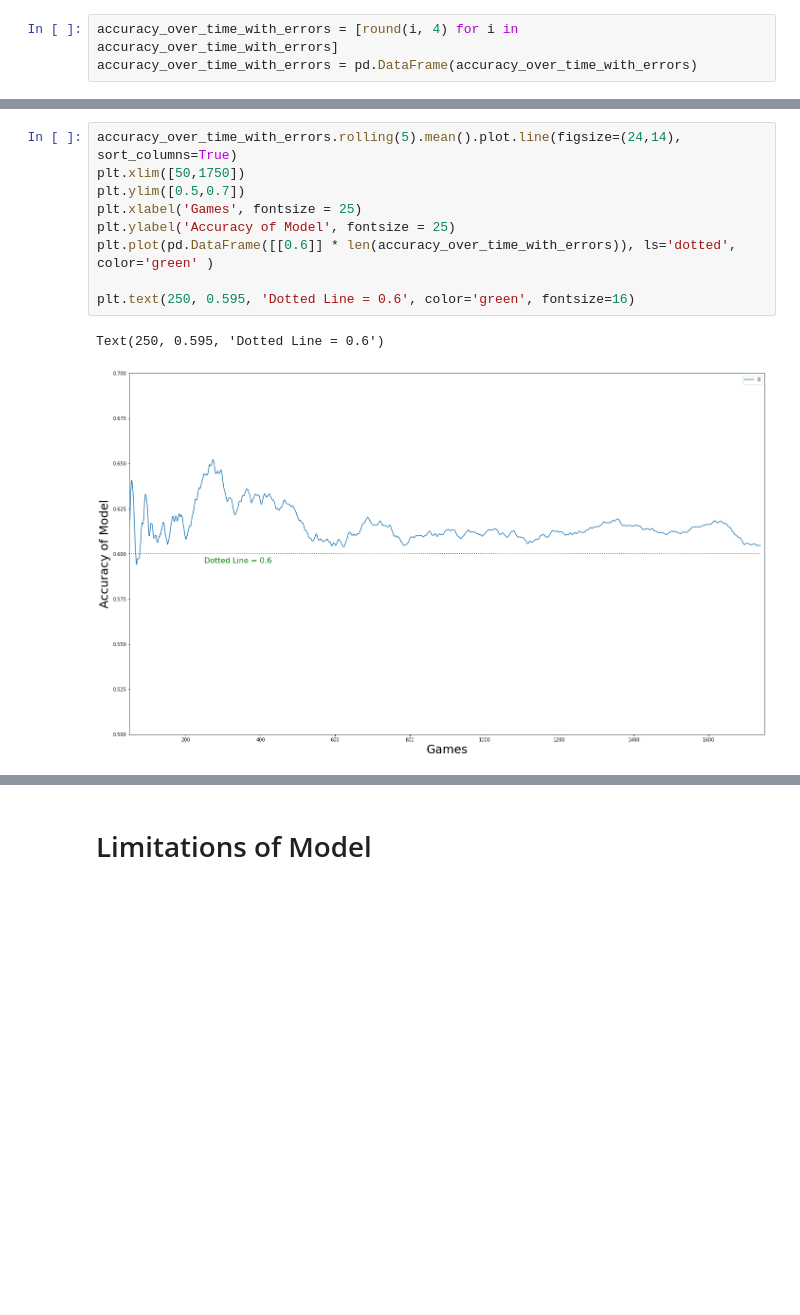
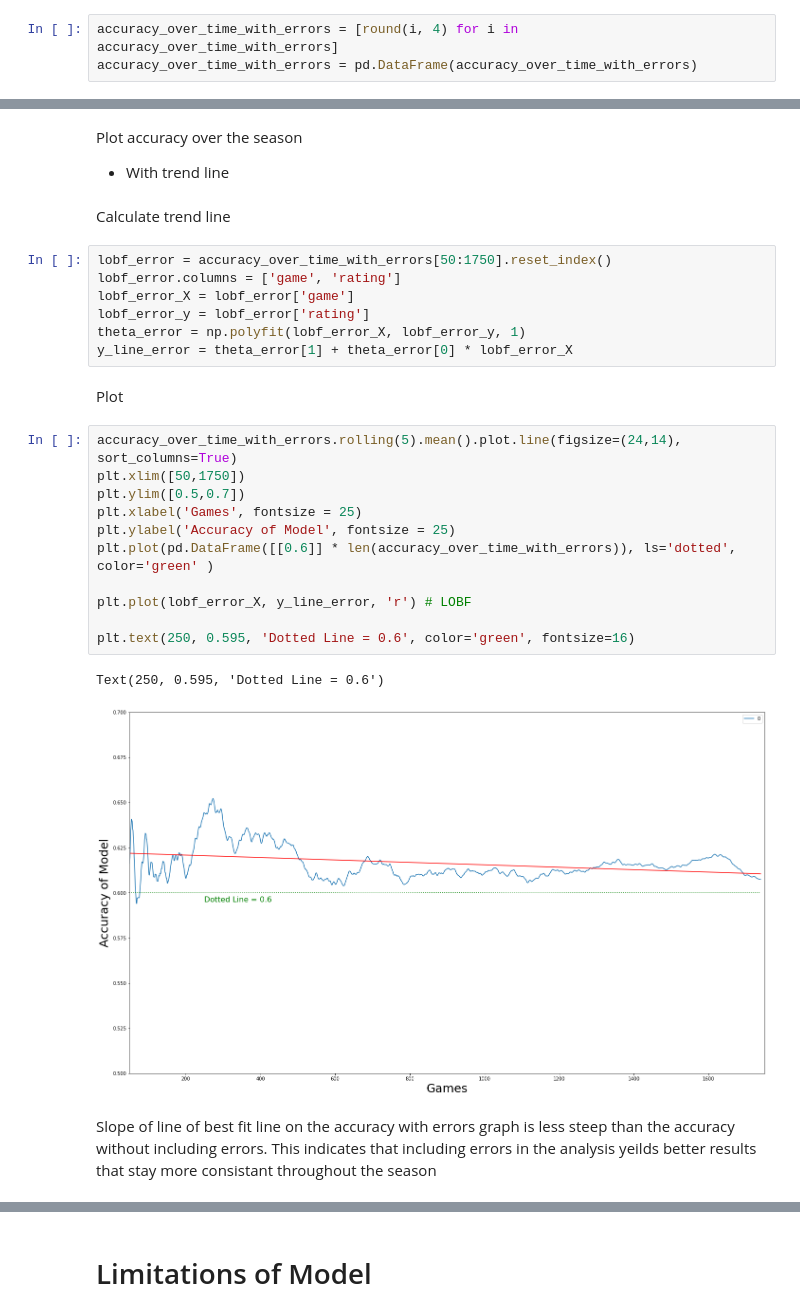
Before and after one commit to Luke-Chesley/API-Sports-Ridge_regression, a Jupyter notebook: MLB_ridge_regression.ipynb, the cells around one changed output, grey strips where cells are left out. Drawn from its saved outputs; the diff is of its cells as text; blank space fills up the shorter version.

```diff
--- a/MLB_ridge_regression.ipynb
+++ b/MLB_ridge_regression.ipynb
@@ -636,13 +670,31 @@ accuracy_over_time_with_errors.mean()
 dtype: float64
+# %% [markdown]
+Plot accuracy over the season
+* With trend line
+# %% [markdown]
+Calculate trend line
+# %%
+lobf_error = accuracy_over_time_with_errors[50:1750].reset_index()
+lobf_error.columns = ['game', 'rating']
+lobf_error_X = lobf_error['game']
+lobf_error_y = lobf_error['rating']
+theta_error = np.polyfit(lobf_error_X, lobf_error_y, 1)
+y_line_error = theta_error[1] + theta_error[0] * lobf_error_X
+# %% [markdown]
+Plot
 # %%
 accuracy_over_time_with_errors.rolling(5).mean().plot.line(figsize=(24,14), sort_columns=True)
 plt.xlim([50,1750])
 plt.ylim([0.5,0.7])
 plt.xlabel('Games', fontsize = 25)
 plt.ylabel('Accuracy of Model', fontsize = 25)
 plt.plot(pd.DataFrame([[0.6]] * len(accuracy_over_time_with_errors)), ls='dotted', color='green' )
 
+plt.plot(lobf_error_X, y_line_error, 'r') # LOBF
+
 plt.text(250, 0.595, 'Dotted Line = 0.6', color='green', fontsize=16)
 # %% [output]
 Text(250, 0.595, 'Dotted Line = 0.6')
-[figure, old version]
+[figure, new version]
+# %% [markdown]
+Slope of line of best fit line on the accuracy with errors graph is less steep than the accuracy without including errors. This indicates that including errors in the analysis yeilds better results that stay more consistant throughout the season
```
Also changed, not shown: parts of 36 cells of this notebook.
